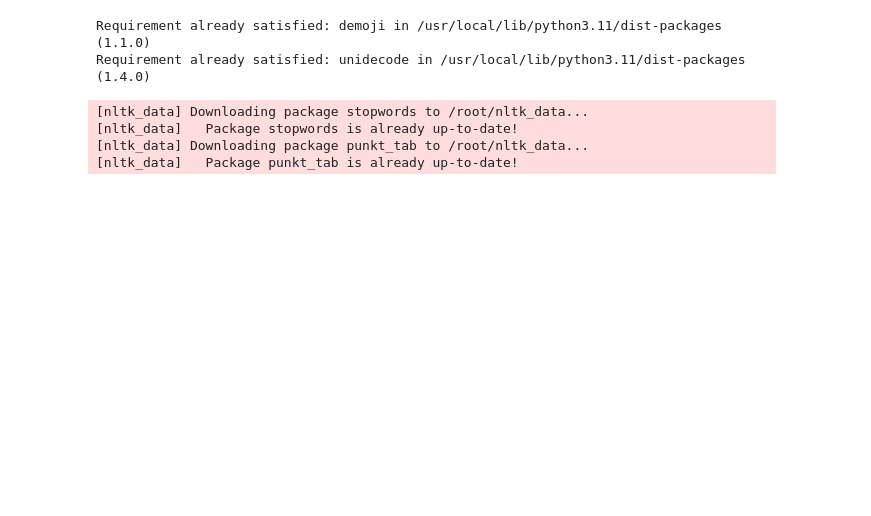
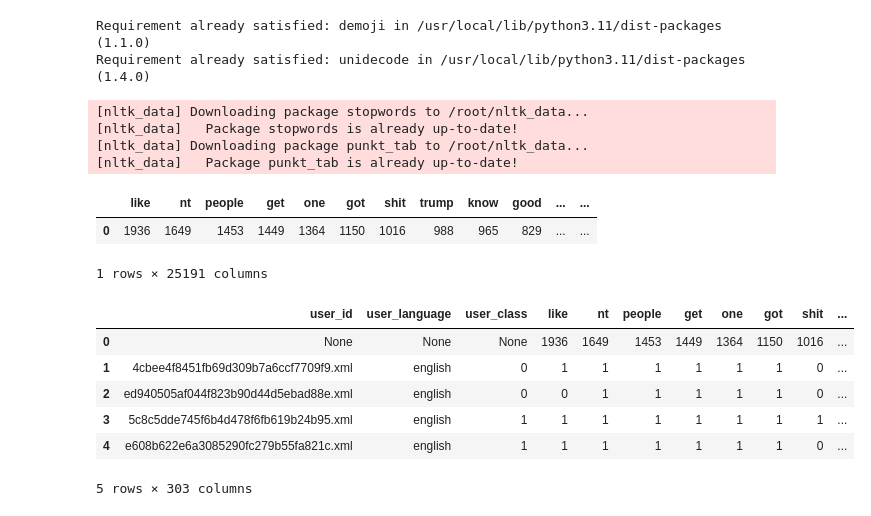
Before and after one commit to deivid-cp/tfg, a Jupyter notebook: proyecto/embedding_one_hot300_english.ipynb, the cells around one changed output. Saved outputs shown, nothing was run; the diff lists cells and outputs as text; code cells hidden in the pictures; blank space fills up the shorter version.

```diff
--- a/proyecto/embedding_one_hot300_english.ipynb
+++ b/proyecto/embedding_one_hot300_english.ipynb
@@ -401,3 +401,19 @@ df_onehot768_english.insert(2, 'user_class', np.concatenate((np.array([None]), t
 
 df_onehot300_english.to_csv(os.path.join(DATA_PATH, "one-hot300_english.csv"), index=False)
 df_onehot768_english.to_csv(os.path.join(DATA_PATH, "one-hot768_english.csv"), index=False)
+# %%
+df_sorted_vocab_english.head()
+# %% [output]
+|  | like | nt | people | get | one | got | shit | trump | know | good | ... | ... |
+| 0 | 1936 | 1649 | 1453 | 1449 | 1364 | 1150 | 1016 | 988 | 965 | 829 | ... | ... |
+1 rows × 25191 columns
+# %%
+df_onehot300_english.head()
+# %% [output]
+|  | user_id | user_language | user_class | like | nt | people | get | one | got | shit | ... |
+| 0 | None | None | None | 1936 | 1649 | 1453 | 1449 | 1364 | 1150 | 1016 | ... |
+| 1 | 4cbee4f8451fb69d309b7a6ccf7709f9.xml | english | 0 | 1 | 1 | 1 | 1 | 1 | 1 | 0 | ... |
+| 2 | ed940505af044f823b90d44d5ebad88e.xml | english | 0 | 0 | 1 | 1 | 1 | 1 | 1 | 0 | ... |
+| 3 | 5c8c5dde745f6b4d478f6fb619b24b95.xml | english | 1 | 1 | 1 | 1 | 1 | 1 | 1 | 1 | ... |
+| 4 | e608b622e6a3085290fc279b55fa821c.xml | english | 1 | 1 | 1 | 1 | 1 | 1 | 1 | 0 | ... |
+5 rows × 303 columns
```
Also changed, not shown: parts of 1 cell of this notebook.
